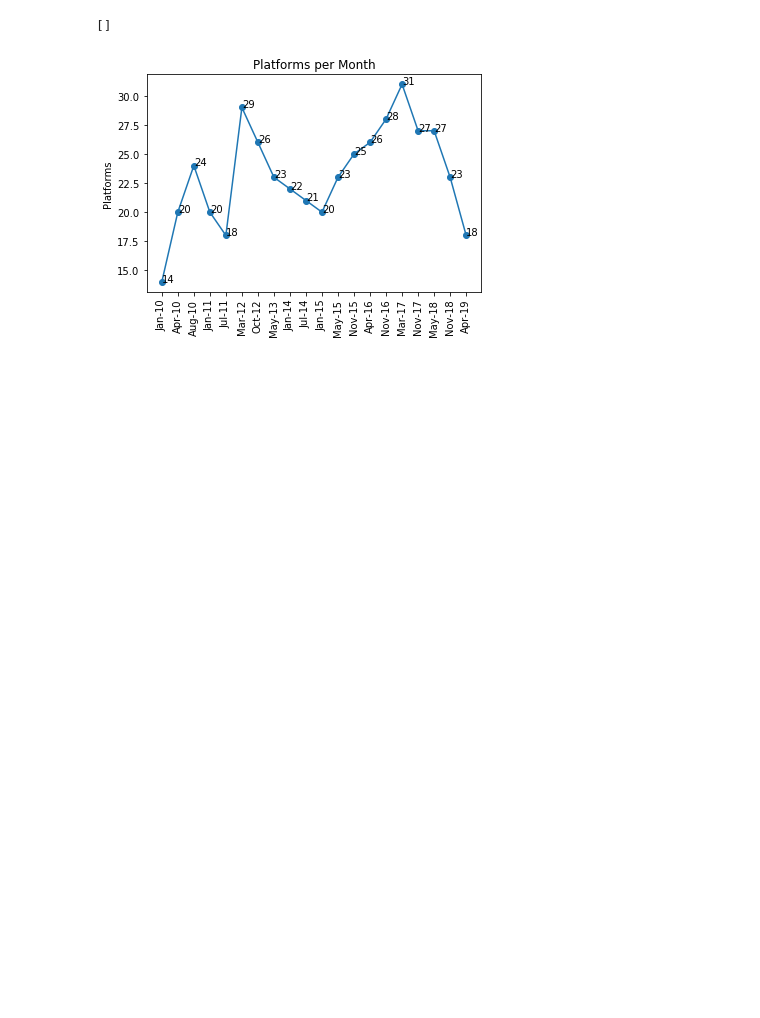
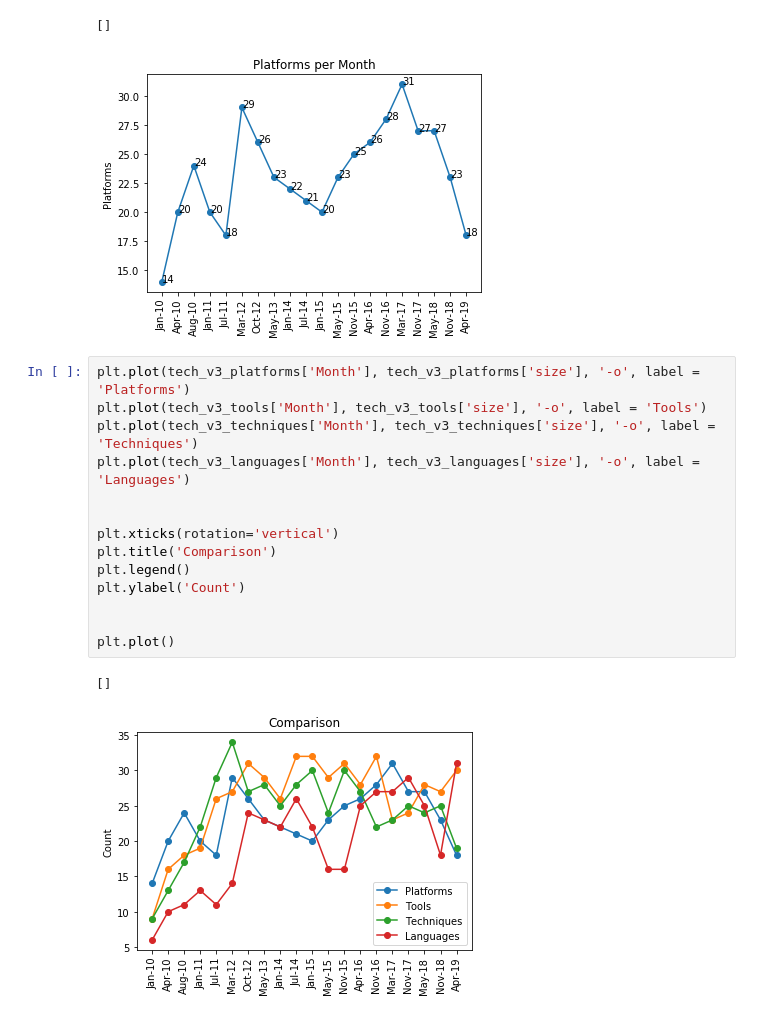
Before and after one commit to phsheth/radar, a Jupyter notebook: radar_eda.ipynb, the cells around one changed output. Cells and saved outputs as stored; diff of their text form; blank space fills up the shorter version.

```diff
--- a/radar_eda.ipynb
+++ b/radar_eda.ipynb
@@ -210,3 +210,20 @@ plt.plot()
 # %% [output]
 []
 [figure]
+# %%
+plt.plot(tech_v3_platforms['Month'], tech_v3_platforms['size'], '-o', label = 'Platforms')
+plt.plot(tech_v3_tools['Month'], tech_v3_tools['size'], '-o', label = 'Tools')
+plt.plot(tech_v3_techniques['Month'], tech_v3_techniques['size'], '-o', label = 'Techniques')
+plt.plot(tech_v3_languages['Month'], tech_v3_languages['size'], '-o', label = 'Languages')
+
+
+plt.xticks(rotation='vertical')
+plt.title('Comparison')
+plt.legend()
+plt.ylabel('Count')
+
+
+plt.plot()
+# %% [output]
+[]
+[figure, added]
```
Also changed, not shown: parts of 1 cell of this notebook.
